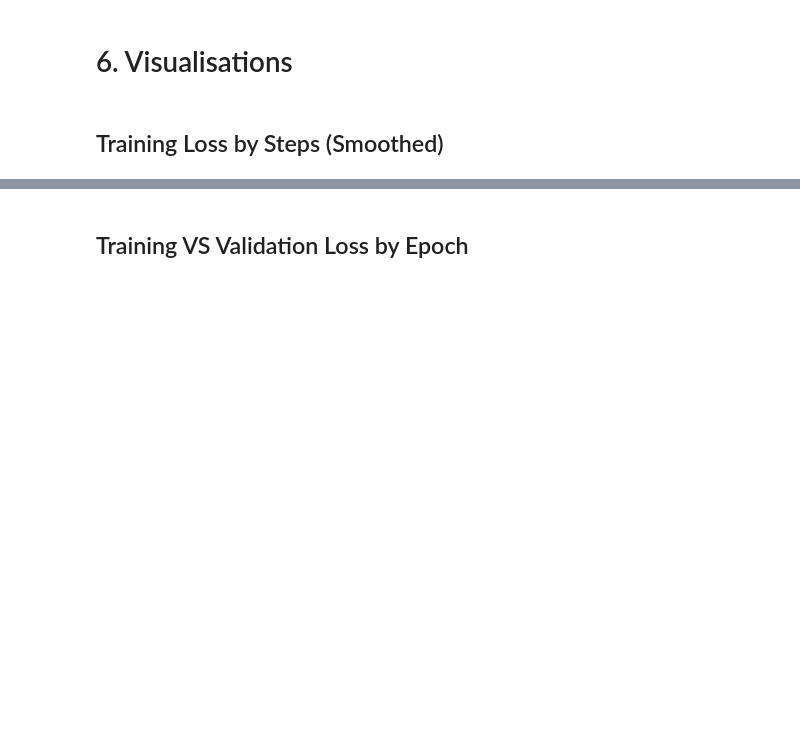
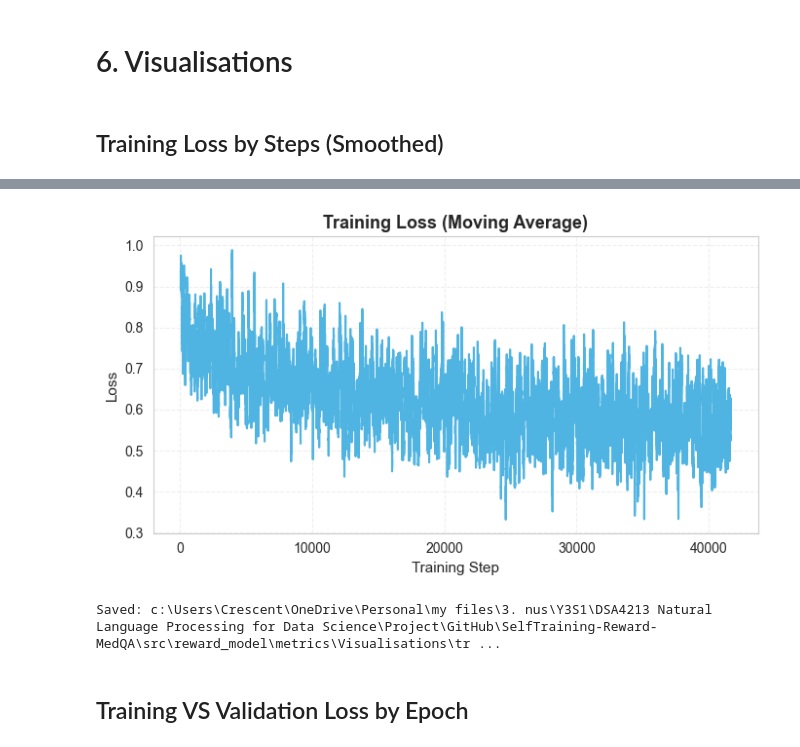
Before and after one commit to AsJayTee/SelfTraining-Reward-MedQA, a Jupyter notebook: src/reward_model/RewardModelTrainer.ipynb, the cells around one changed output, grey strips where cells are left out. Saved outputs shown, nothing was run; the diff lists cells and outputs as text; code cells hidden in the pictures; blank space fills up the shorter version.

Commit message:
Update: Cleaned logged metrics and modified visualisations

```diff
--- a/src/reward_model/RewardModelTrainer.ipynb
+++ b/src/reward_model/RewardModelTrainer.ipynb
@@ -898,0 +949,19 @@ print(f"Saved: {save_path}")
+# %%
+latest_run = df_train_steps["run_id"].max()
+df_train_steps_latest_run = df_train_steps[df_train_steps["run_id"] == latest_run].copy()
+print(f"Keeping run_id={latest_run} \n"
+      f"({len(df_train_steps_latest_run)} records, steps {df_train_steps_latest_run['step'].min()} to {df_train_steps_latest_run['step'].max()}).")
+
+# Backup old log and overwrite with only latest run
+backup = TRAIN_LOG.with_suffix(".jsonl.bak")
+backup.write_text("\n".join(json.dumps(r) for r in rows), encoding="utf-8")
+
+TRAIN_LOG.write_text(
+    "\n".join(json.dumps({k: v for k, v in rec.items() if k != "run_id"}) for rec in df_train_steps_latest_run.to_dict("records")),
+    encoding="utf-8"
+)
+print(f"Backed up full log to: {backup}")
+print(f"Wrote latest run only to: {TRAIN_LOG}")
+
+# Use this for plotting below
+df_train_steps = df_train_steps_latest_run.reset_index(drop=True)
@@ -899,3 +973,32 @@ print(f"Saved: {save_path}")
+# %%
+# inline moving average
+def _moving_avg(x, w=50):
+    if len(x) < w:
+        return np.array(x, dtype=float)
+    c = np.cumsum(np.insert(x, 0, 0.0))
+    return (c[w:] - c[:-w]) / float(w)
+
+W = 50
+steps = df_train_steps["step"].to_numpy()
+losses = df_train_steps["loss"].to_numpy()
+losses_smooth = _moving_avg(losses, w=W)
+
+plt.figure(figsize=(7,4))
+plt.plot(steps[W-1:], losses_smooth, color="#4fb4e2", label="Train Loss (Smoothed)")
+plt.title("Training Loss (Moving Average)", fontsize=13, weight="bold")
+plt.xlabel("Training Step", fontsize=11)
+plt.ylabel("Loss", fontsize=11)
+plt.grid(axis="y", linestyle="--", alpha=0.3)
+plt.grid(axis="x", linestyle="--", alpha=0.3)
+plt.tight_layout()
+
+save_path = VIZ_DIR / "train_loss_by_step.png"
+plt.savefig(save_path, dpi=300, bbox_inches="tight")
+plt.show()
+print(f"Saved: {save_path}")
+# %% [output]
+[figure, added]
+Saved: c:\Users\Crescent\OneDrive\Personal\my files\3. nus\Y3S1\DSA4213 Natural Language Processing for Data Science\Project\GitHub\SelfTraining-Reward-MedQA\src\reward_model\metrics\Visualisations\tr ...
 # %% [markdown]
 ## Training VS Validation Loss by Epoch
 # %%
```
Also changed, not shown: parts of 16 cells of this notebook.
